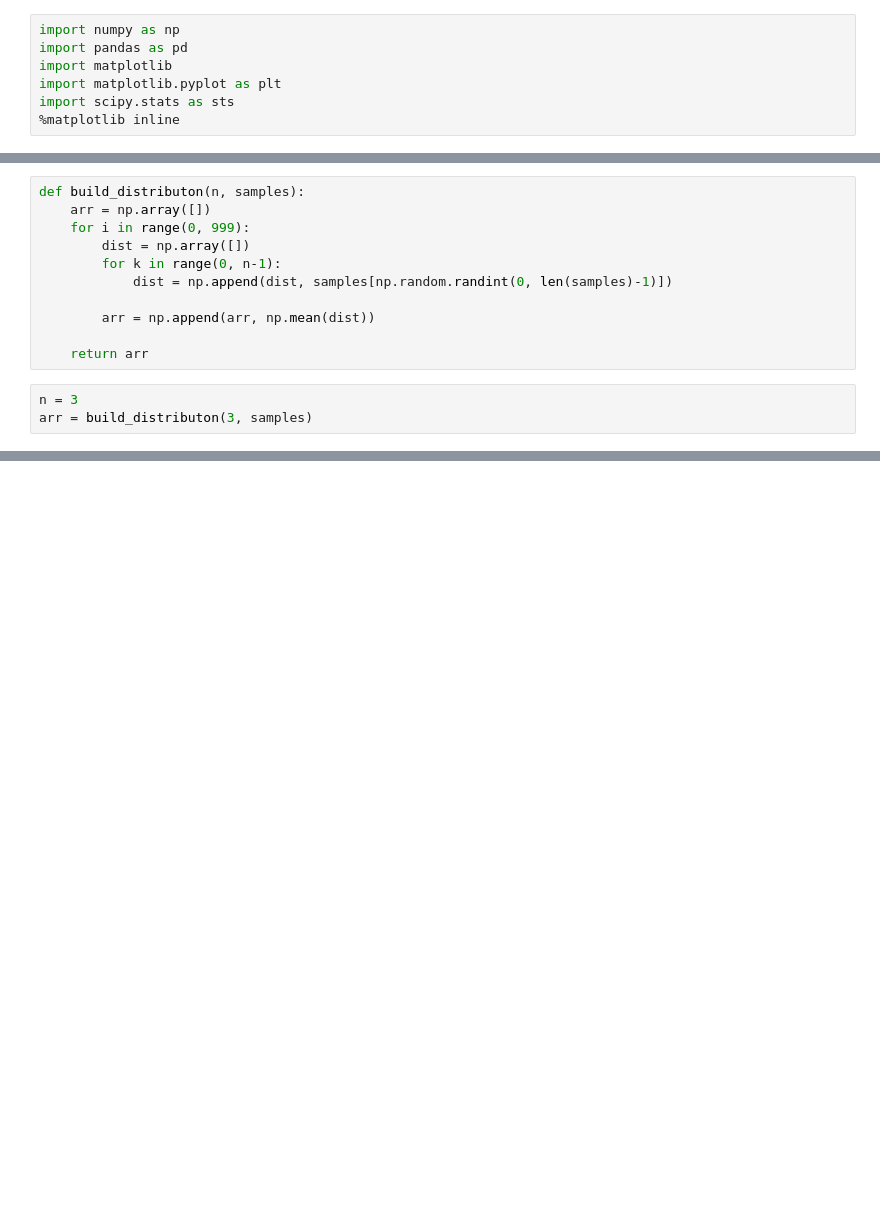
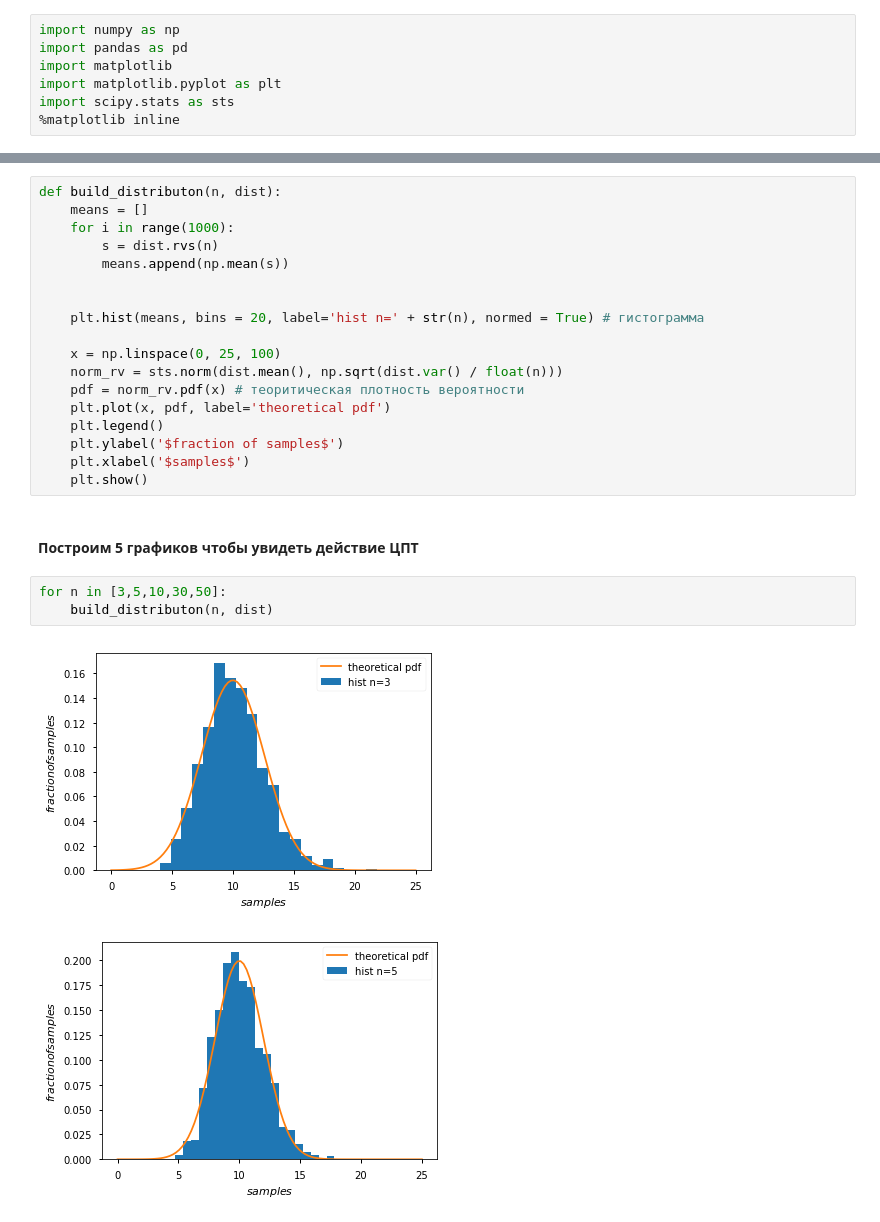
Before and after one commit to adrianoff/ml_coursera, a Jupyter notebook: curs1/week4/CPT.ipynb, the cells around one changed output, grey strips where cells are left out. Saved outputs shown, nothing was run; the diff lists cells and outputs as text; blank space fills up the shorter version.

```diff
--- a/curs1/week4/CPT.ipynb
+++ b/curs1/week4/CPT.ipynb
@@ -26,14 +36,0 @@ plt.legend()
-# %%
-def build_distributon(n, samples):
-    arr = np.array([])
-    for i in range(0, 999):
-        dist = np.array([])
-        for k in range(0, n-1):
-            dist = np.append(dist, samples[np.random.randint(0, len(samples)-1)])
-
-        arr = np.append(arr, np.mean(dist))
-
-    return arr
-# %%
-n = 3
-arr = build_distributon(3, samples)
@@ -45,0 +41,26 @@ plt.legend()
+# %%
+def build_distributon(n, dist):
+    means = []
+    for i in range(1000):
+        s = dist.rvs(n)
+        means.append(np.mean(s))
+
+
+    plt.hist(means, bins = 20, label='hist n=' + str(n), normed = True) # гистограмма
+
+    x = np.linspace(0, 25, 100)
+    norm_rv = sts.norm(dist.mean(), np.sqrt(dist.var() / float(n)))
+    pdf = norm_rv.pdf(x) # теоритическая плотность вероятности
+    plt.plot(x, pdf, label='theoretical pdf')
+    plt.legend()
+    plt.ylabel('$fraction of samples$')
+    plt.xlabel('$samples$')
+    plt.show()
+# %% [markdown]
+#### Построим 5 графиков чтобы увидеть действие ЦПТ
+# %%
+for n in [3,5,10,30,50]:
+    build_distributon(n, dist)
+# %% [output]
+[figure, added]
+[figure, added]
```
Also changed, not shown: parts of 9 cells of this notebook, 6 other files.
